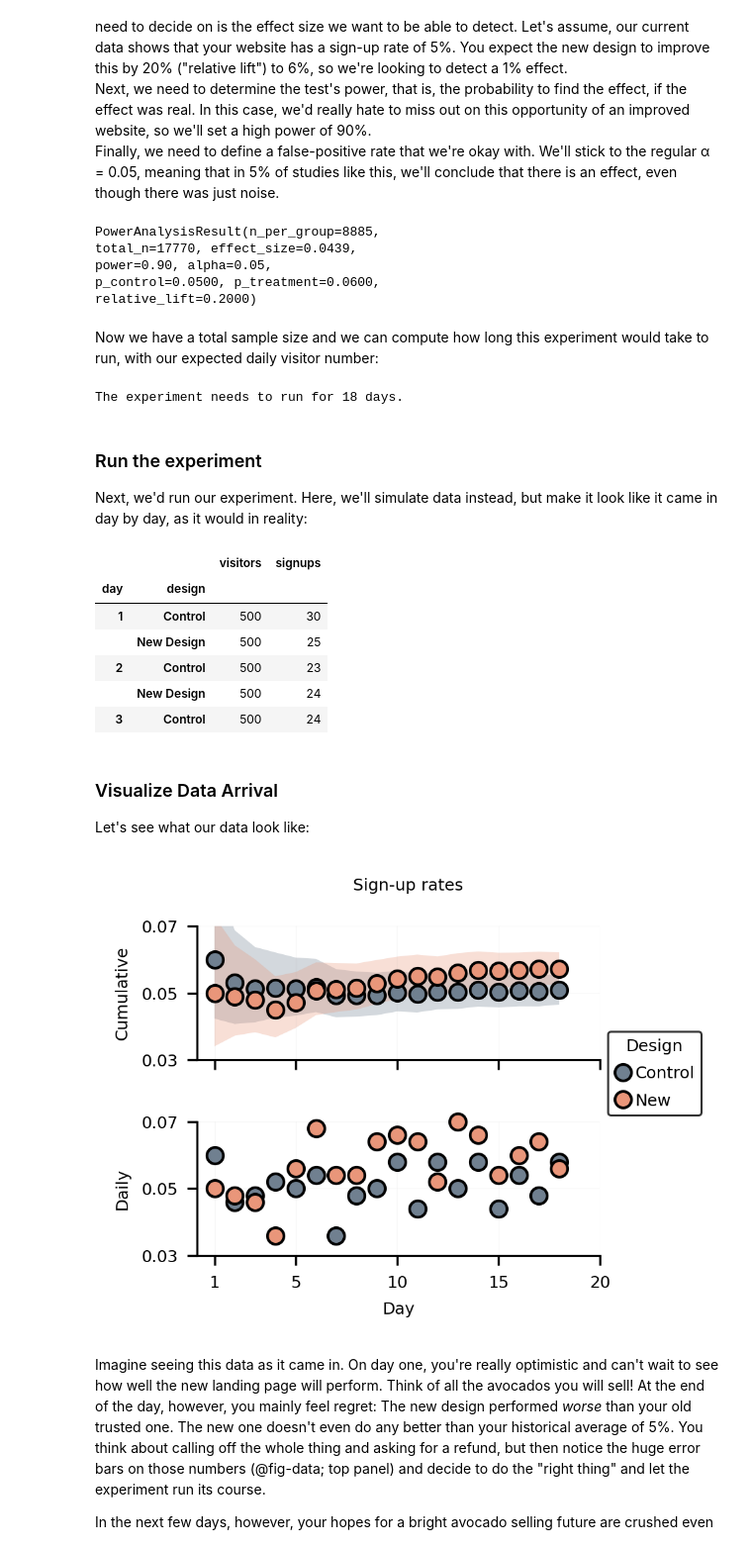
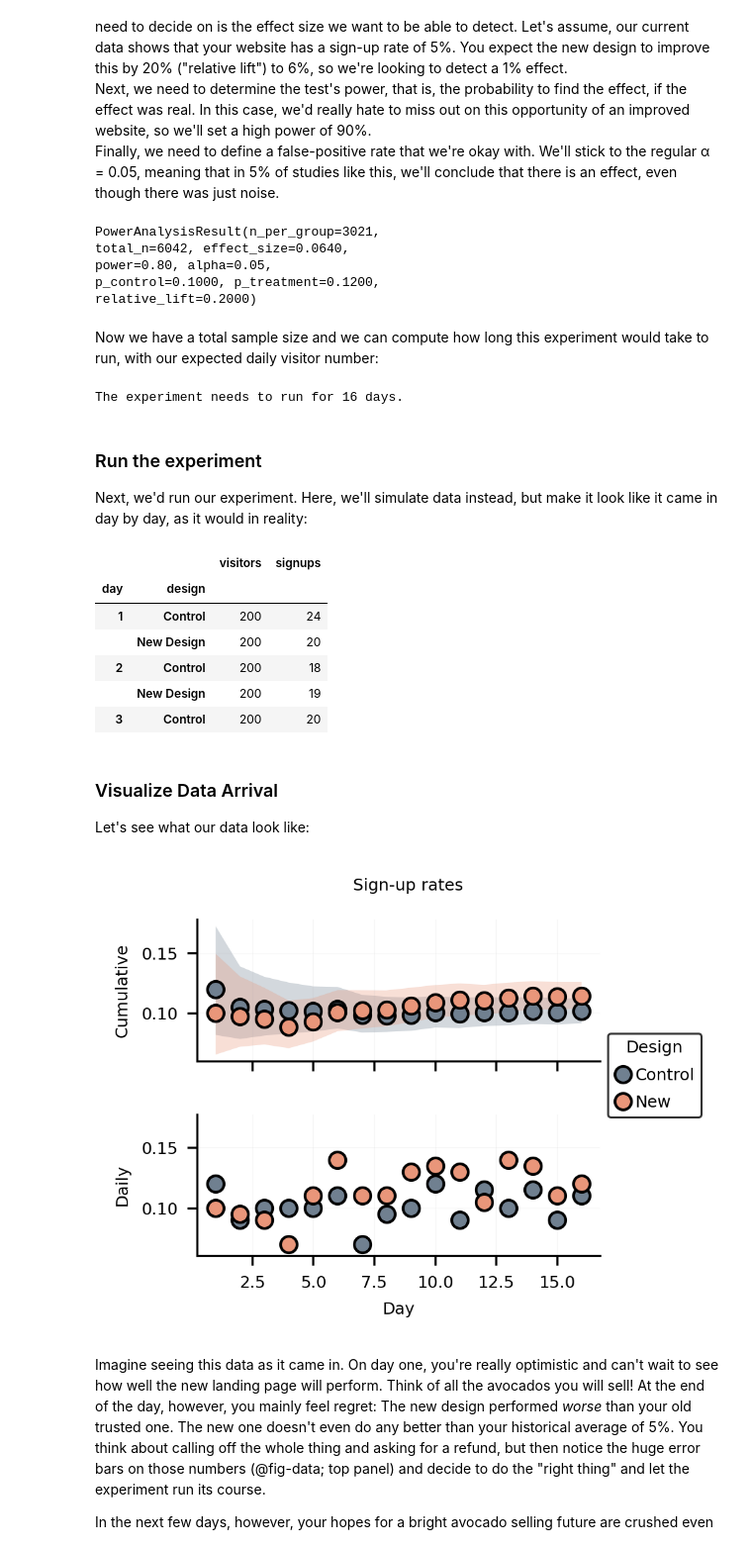
Before and after one commit to moltaire/bayesian-ab-testing, a Jupyter notebook: index.ipynb, the cells around one changed output. Shown at 99% size. Cells and saved outputs as stored; diff of their text form; code cells hidden in the pictures.

```diff
--- a/index.ipynb
+++ b/index.ipynb
@@ -70,7 +70,7 @@ from statsmodels.stats.proportion import proportion_confint
 import src.bayesian_ab as bab
 # %%
 # True rates
-true_p_control = 0.05  # we have this from our pre-experiment data
+true_p_control = 0.10  # we have this from our pre-experiment data
 relative_lift = 0.2  # minimum detectable effect in relative terms
 
 # Run power analysis
@@ -78,26 +78,26 @@ relative_lift = 0.2  # minimum detectable effect in relative terms
 power_result = bab.frequentist.power_analysis(
     p_control=true_p_control,
     relative_lift=relative_lift,
-    power=0.9,
+    power=0.80,
     alpha=0.05,
     alternative="larger",
 )
 print(power_result)
 # %% [output]
-PowerAnalysisResult(n_per_group=8885,
-total_n=17770, effect_size=0.0439,
-power=0.90, alpha=0.05,
-p_control=0.0500, p_treatment=0.0600,
+PowerAnalysisResult(n_per_group=3021,
+total_n=6042, effect_size=0.0640,
+power=0.80, alpha=0.05,
+p_control=0.1000, p_treatment=0.1200,
 relative_lift=0.2000)
 # %% [markdown]
 Now we have a total sample size and we can compute how long this experiment would take to run, with our expected daily visitor number:
 # %%
-daily_n_per_group = 500  # half our daily visitors
+daily_n_per_group = 200  # half our daily visitors
 n_days = int(np.ceil(power_result.n_per_group / daily_n_per_group))
 n_days
 print(f"The experiment needs to run for {n_days} days.")
 # %% [output]
-The experiment needs to run for 18 days.
+The experiment needs to run for 16 days.
 # %% [markdown]
 ### Run the experiment
 
@@ -137,11 +137,11 @@ data[["day", "design", "visitors", "signups"]].set_index(["day", "design"]).head
 # %% [output]
 |  |  | visitors | signups |
 | day | design |  |  |
-| 1 | Control | 500 | 30 |
-|  | New Design | 500 | 25 |
-| 2 | Control | 500 | 23 |
-|  | New Design | 500 | 24 |
-| 3 | Control | 500 | 24 |
+| 1 | Control | 200 | 24 |
+|  | New Design | 200 | 20 |
+| 2 | Control | 200 | 18 |
+|  | New Design | 200 | 19 |
+| 3 | Control | 200 | 20 |
 # %% [markdown]
 ### Visualize Data Arrival
 
@@ -164,37 +164,37 @@ for v in ["A", "B"]:
     # Top: Daily cumulative proportion
     axs[0].plot(
         data_v["day"],
         data_v["conversions_cum"] / data_v["n_cum"],
         "o",
         clip_on=False,
         label=labels[v],
     )
     axs[0].fill_between(
         data_v["day"], data_v["ci_lower"], data_v["ci_upper"], alpha=0.3, zorder=-1
     )
 
     # Bottom: Daily proportion
     axs[1].plot(data_v["day"], data_v["conversions"] / data_v["n"], "o", clip_on=False)
 
 # Labels
 fig.suptitle("Sign-up rates")
 axs[0].set_ylabel("Cumulative")
 axs[1].set_ylabel("Daily")
 axs[1].set_xlabel("Day")
 # Ticks and Limits
-axs[0].set_ylim(0.03, 0.07)
-axs[0].set_yticks([0.03, 0.05, 0.07])
-axs[1].set_xticks([1, 5, 10, 15, 20])
+# axs[0].set_ylim(0.03, 0.07)
+# axs[0].set_yticks([0.03, 0.05, 0.07])
+# axs[1].set_xticks([1, 5, 10, 15, 20])
 for ax in axs:
     ax.grid(alpha=0.1, lw=0.25, fillstyle="top")
 # axs[1].set_ylim(0, .1)
 # Legend
 axs[0].legend(bbox_to_anchor=(1, -0.1), loc="center left", title="Design")
 # Layout
 fig.tight_layout(h_pad=-0.3)
 fig.align_ylabels()
 # %% [output]
-[figure, old version]
+[figure, new version]
 # %% [markdown]
 Imagine seeing this data as it came in. On day one, you're really optimistic and can't wait to see how well the new landing page will perform. Think of all the avocados you will sell! At the end of the day, however, you mainly feel regret: The new design performed *worse* than your old trusted one. The new one doesn't even do any better than your historical average of 5%. You think about calling off the whole thing and asking for a refund, but then notice the huge error bars on those numbers (@fig-data; top panel) and decide to do the "right thing" and let the experiment run its course.
 
```
Also changed, not shown: parts of 19 cells of this notebook, 1 other file.
